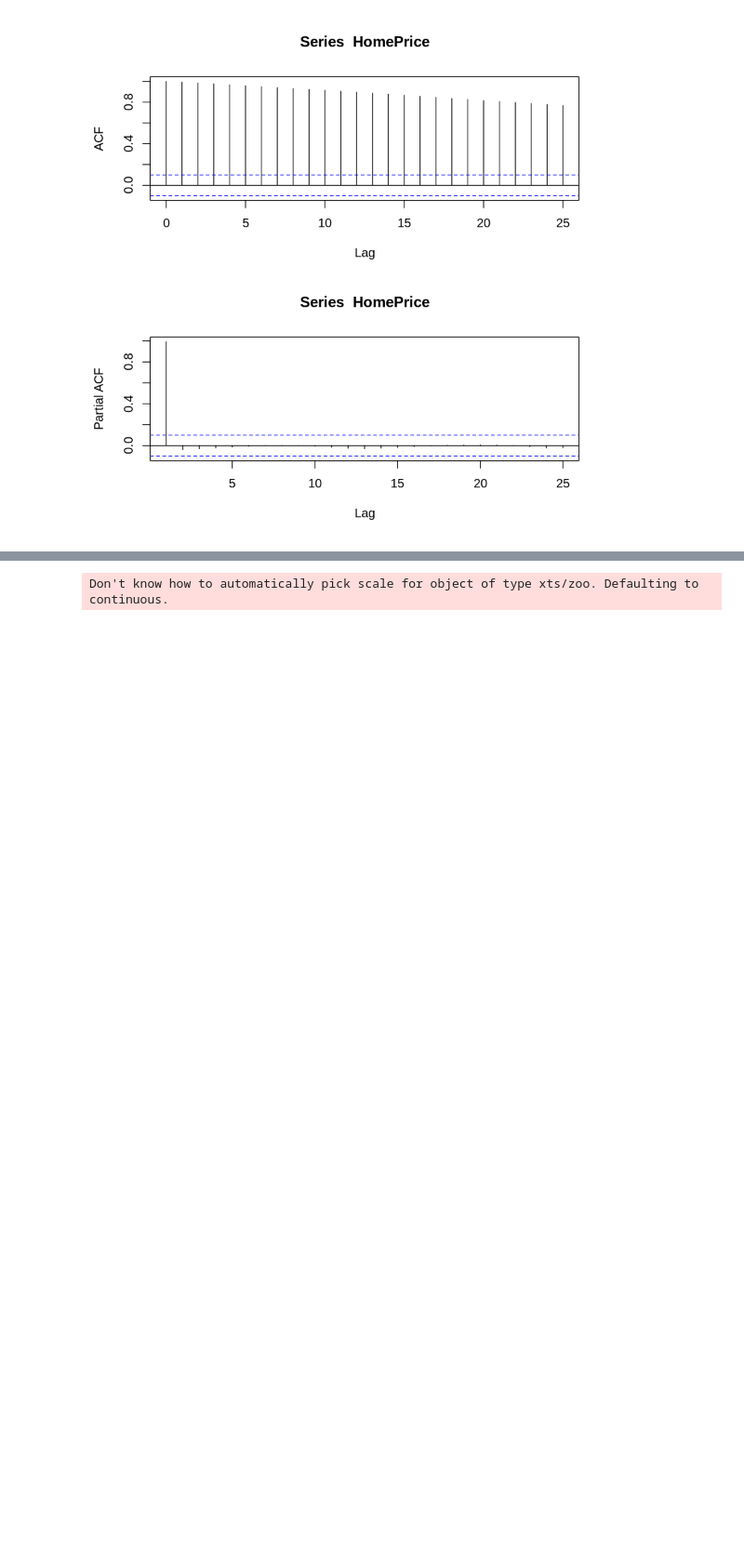
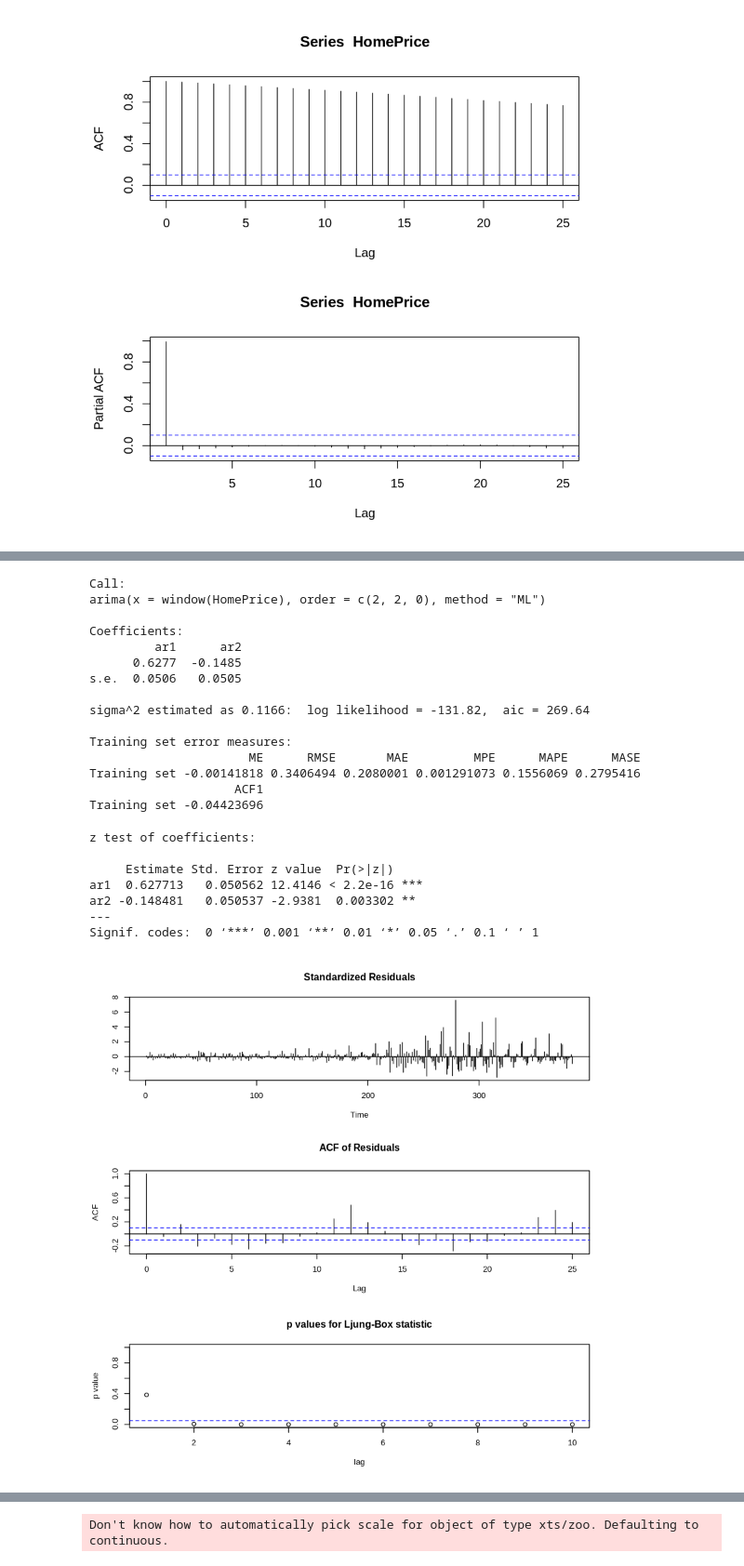
Before and after one commit to yehjxraymond/wqu_econometrics_group_proj, a Jupyter notebook: Univariate Time Series.ipynb, the cells around one changed output, grey strips where cells are left out. Shown: that part at 93% size. Cells and saved outputs as stored; diff of their text form; code cells hidden in the pictures; blank space fills up the shorter version.

```diff
--- a/Univariate Time Series.ipynb
+++ b/Univariate Time Series.ipynb
@@ -130,0 +181,35 @@ X-squared = 0.086441, df = 2, p-value = 0.9577
+# %%
+model3 <- arima(window(HomePrice), order=c(2,2,0), method = "ML")
+
+# Print summary of model3
+summary(model3)
+
+# Coefficient test of ma1 and ma2
+coeftest(model3)
+
+# Print diagnostics of model2
+tsdiag(model3)
+# %% [output]
+Call:
+arima(x = window(HomePrice), order = c(2, 2, 0), method = "ML")
+
+Coefficients:
+         ar1      ar2
+      0.6277  -0.1485
+s.e.  0.0506   0.0505
+
+sigma^2 estimated as 0.1166:  log likelihood = -131.82,  aic = 269.64
+
+Training set error measures:
+                      ME      RMSE       MAE         MPE      MAPE      MASE
+Training set -0.00141818 0.3406494 0.2080001 0.001291073 0.1556069 0.2795416
+                    ACF1
+Training set -0.04423696
+z test of coefficients:
+
+     Estimate Std. Error z value  Pr(>|z|)
+ar1  0.627713   0.050562 12.4146 < 2.2e-16 ***
+ar2 -0.148481   0.050537 -2.9381  0.003302 **
+---
+Signif. codes:  0 ‘***’ 0.001 ‘**’ 0.01 ‘*’ 0.05 ‘.’ 0.1 ‘ ’ 1
+[figure, added]
```
Also changed, not shown: parts of 23 cells of this notebook.
